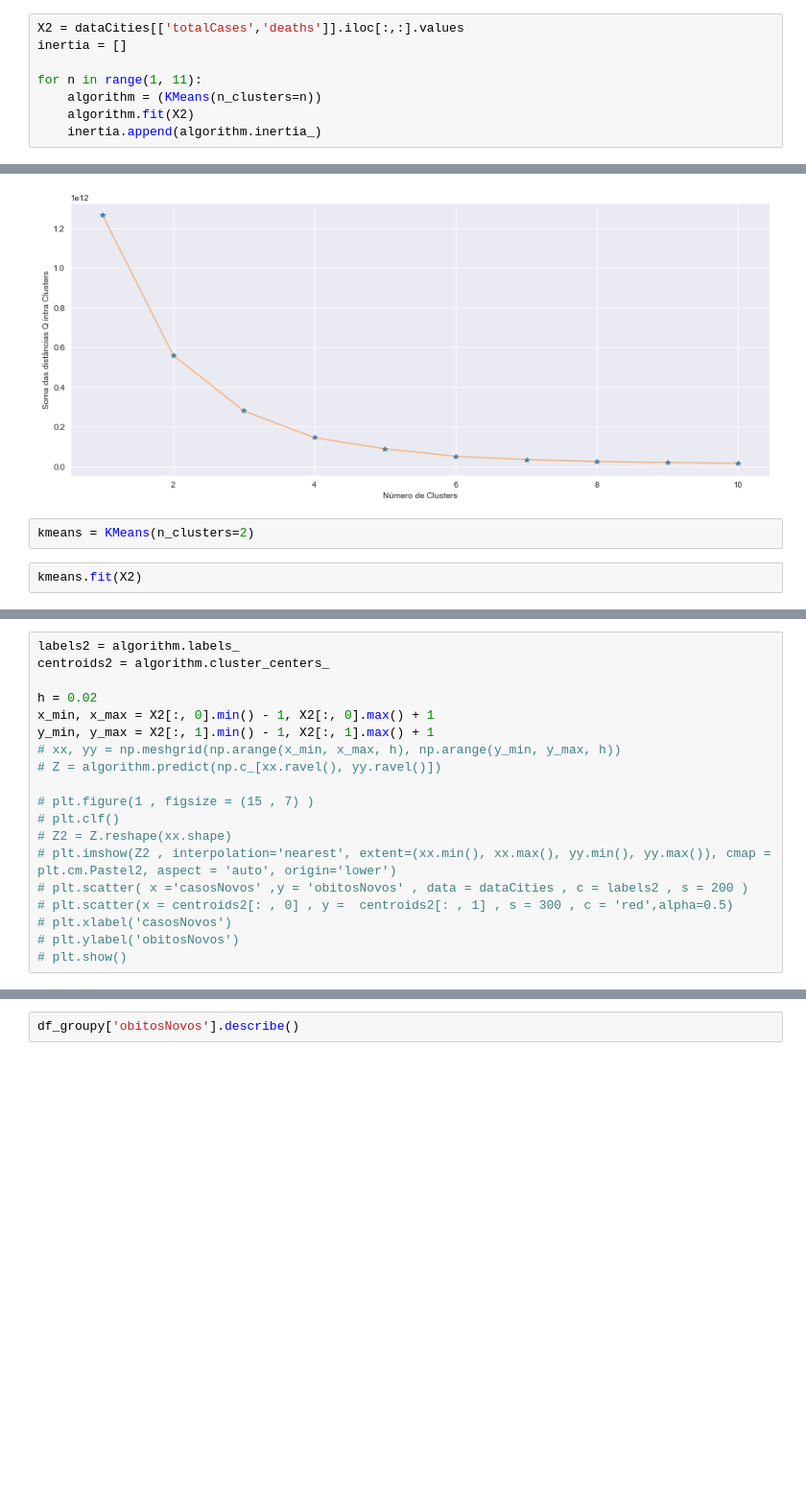
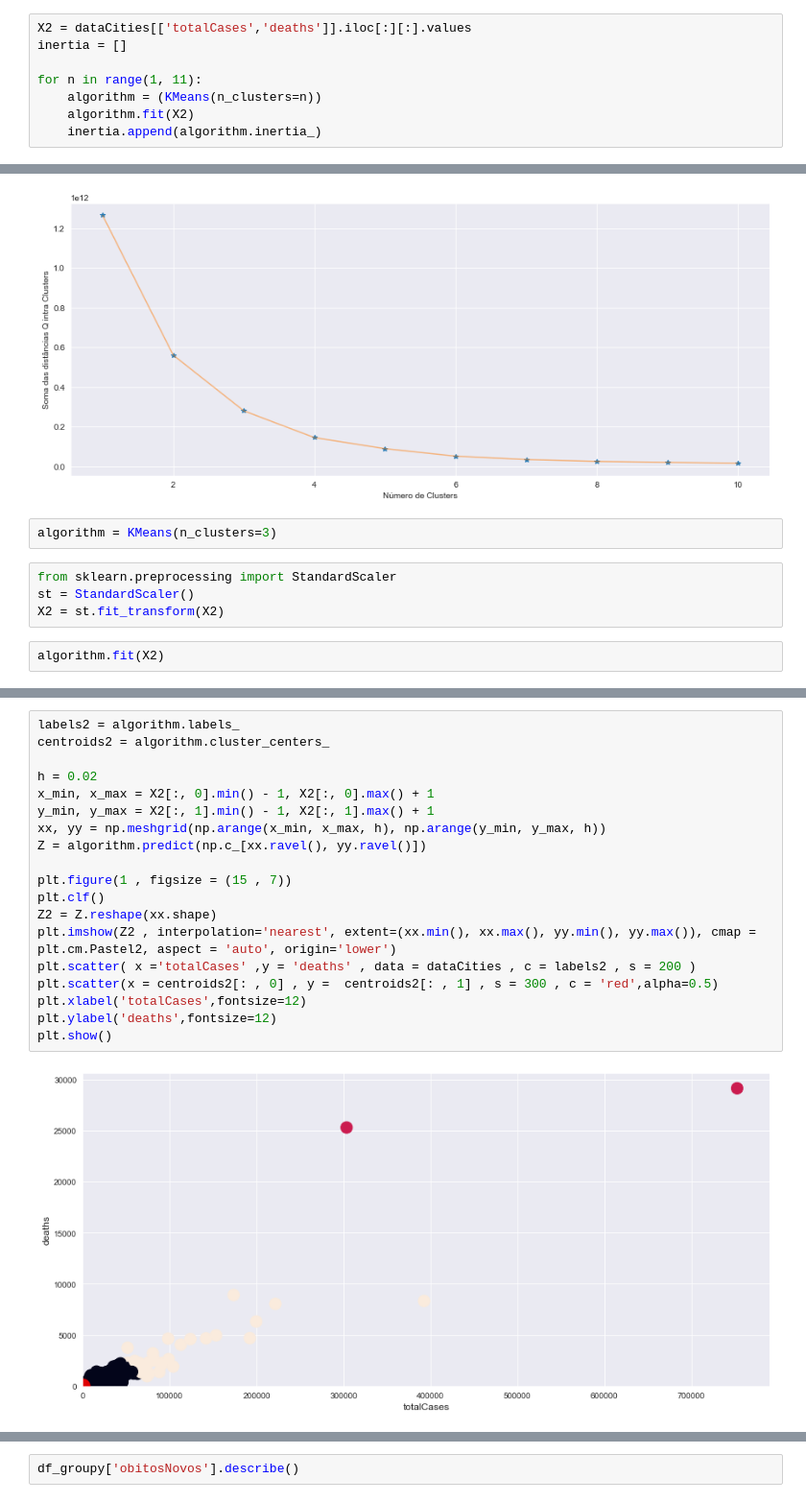
Before and after one commit to Carlos-Xavier/DataScienceUfal, a Jupyter notebook: project.ipynb, the cells around one changed output, grey strips where cells are left out. Shown at 96% size. Cells and saved outputs as stored; diff of their text form; blank space fills up the shorter version.

```diff
--- a/project.ipynb
+++ b/project.ipynb
@@ -278,7 +287,7 @@ dg.add_legend()
 # %%
 from sklearn.cluster import KMeans
 # %%
-X2 = dataCities[['totalCases','deaths']].iloc[:,:].values
+X2 = dataCities[['totalCases','deaths']].iloc[:][:].values
 inertia = []
 
 for n in range(1, 11):
@@ -295,7 +304,11 @@ plt.xlabel('Número de Clusters'), plt.ylabel('Soma das distâncias Q intra Clus
  Text(0, 0.5, 'Soma das distâncias Q intra Clusters'))
 [figure]
 # %%
-kmeans = KMeans(n_clusters=2)
+algorithm = KMeans(n_clusters=3)
+# %%
+from sklearn.preprocessing import StandardScaler
+st = StandardScaler()
+X2 = st.fit_transform(X2)
 # %%
-kmeans.fit(X2)
+algorithm.fit(X2)
 # %% [output]
@@ -308,20 +322,22 @@ array([[2.39746252e+03, 6.18103417e+01],
 # %%
 labels2 = algorithm.labels_
 centroids2 = algorithm.cluster_centers_
 
 h = 0.02
 x_min, x_max = X2[:, 0].min() - 1, X2[:, 0].max() + 1
 y_min, y_max = X2[:, 1].min() - 1, X2[:, 1].max() + 1
-# xx, yy = np.meshgrid(np.arange(x_min, x_max, h), np.arange(y_min, y_max, h))
-# Z = algorithm.predict(np.c_[xx.ravel(), yy.ravel()])
+xx, yy = np.meshgrid(np.arange(x_min, x_max, h), np.arange(y_min, y_max, h))
+Z = algorithm.predict(np.c_[xx.ravel(), yy.ravel()])
 
-# plt.figure(1 , figsize = (15 , 7) )
-# plt.clf()
-# Z2 = Z.reshape(xx.shape)
-# plt.imshow(Z2 , interpolation='nearest', extent=(xx.min(), xx.max(), yy.min(), yy.max()), cmap = plt.cm.Pastel2, aspect = 'auto', origin='lower')
-# plt.scatter( x ='casosNovos' ,y = 'obitosNovos' , data = dataCities , c = labels2 , s = 200 )
-# plt.scatter(x = centroids2[: , 0] , y =  centroids2[: , 1] , s = 300 , c = 'red',alpha=0.5)
-# plt.xlabel('casosNovos')
-# plt.ylabel('obitosNovos')
-# plt.show()
+plt.figure(1 , figsize = (15 , 7))
+plt.clf()
+Z2 = Z.reshape(xx.shape)
+plt.imshow(Z2 , interpolation='nearest', extent=(xx.min(), xx.max(), yy.min(), yy.max()), cmap = plt.cm.Pastel2, aspect = 'auto', origin='lower')
+plt.scatter( x ='totalCases' ,y = 'deaths' , data = dataCities , c = labels2 , s = 200 )
+plt.scatter(x = centroids2[: , 0] , y =  centroids2[: , 1] , s = 300 , c = 'red',alpha=0.5)
+plt.xlabel('totalCases',fontsize=12)
+plt.ylabel('deaths',fontsize=12)
+plt.show()
+# %% [output]
+[figure, added]
 # %%
```
Also changed, not shown: parts of 14 cells of this notebook.
